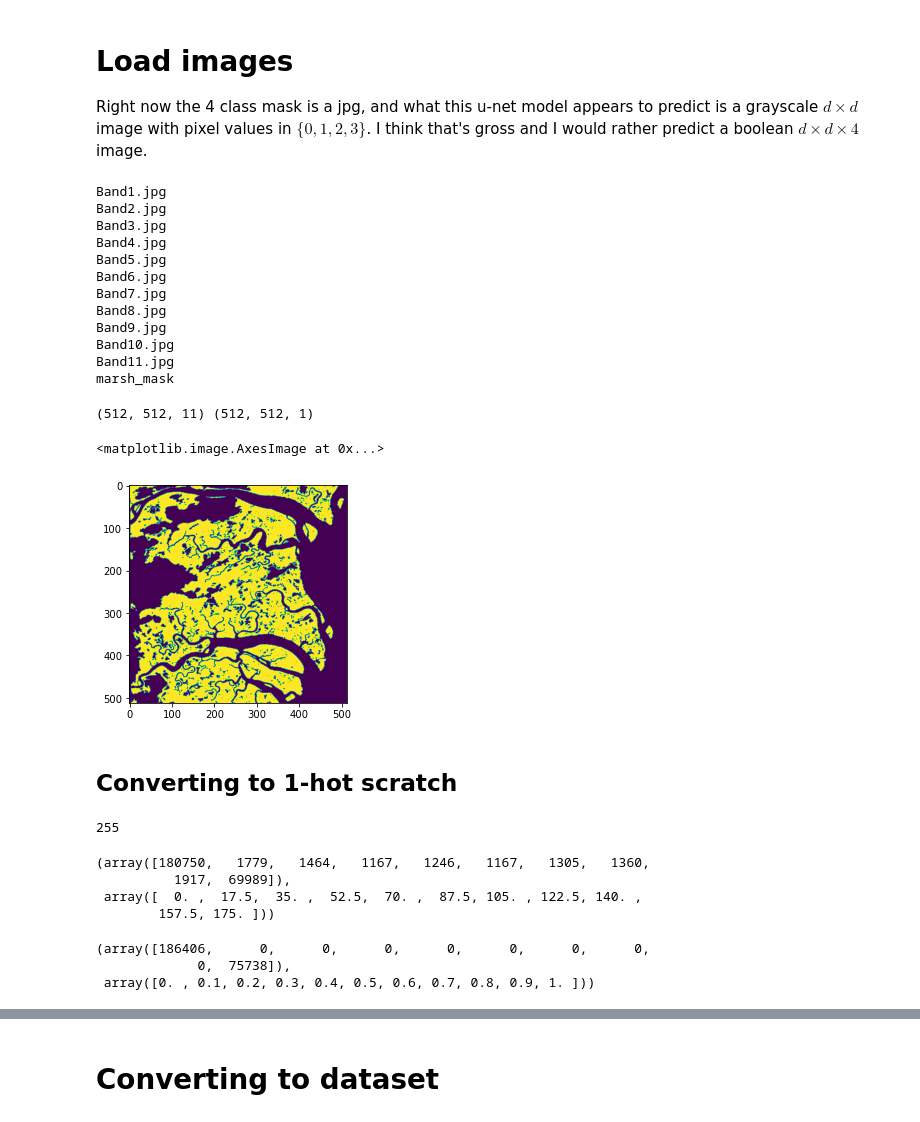
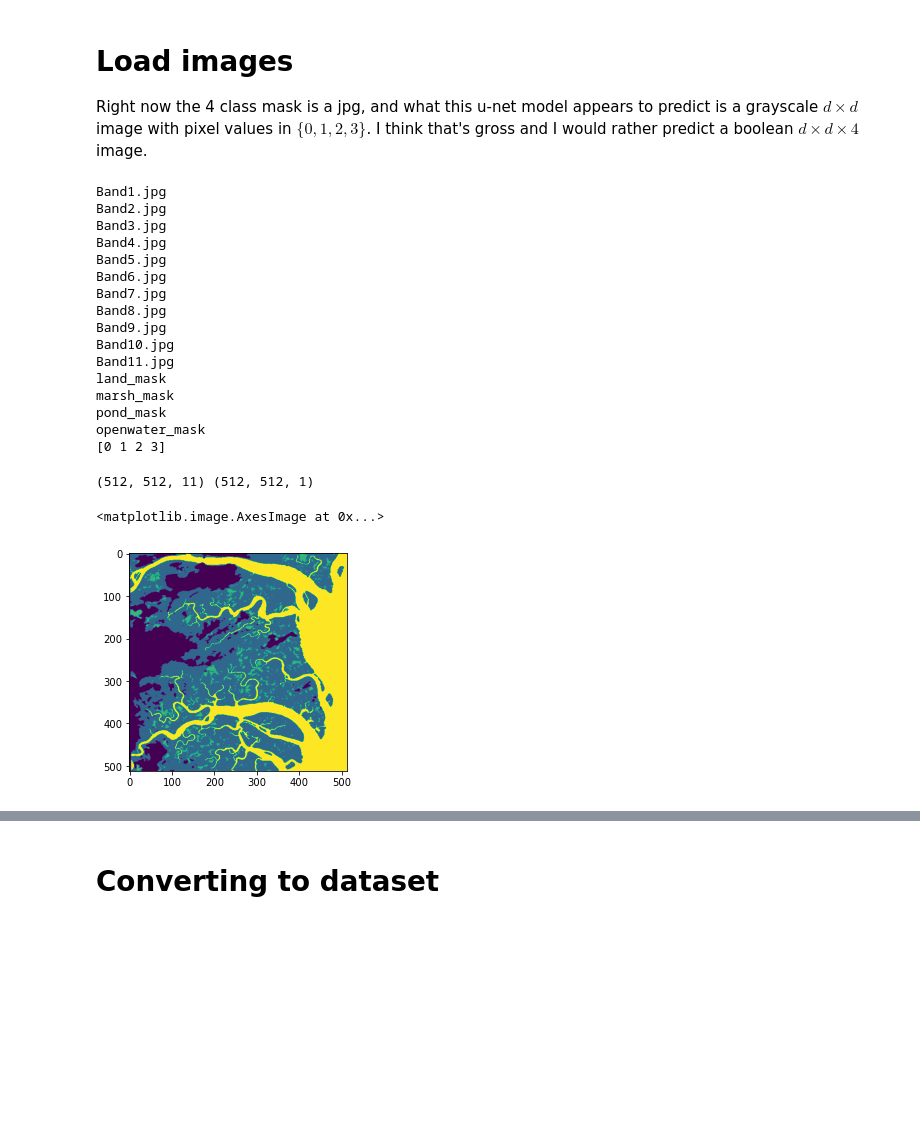
Before and after one commit to colefranks/MarshBoundaries, a Jupyter notebook: MarshBoundaries.ipynb, the cells around one changed output, grey strips where cells are left out. Cells and saved outputs as stored; diff of their text form; code cells hidden in the pictures; blank space fills up the shorter version.

Commit message:
convert to sparse categorical entropy 4 class mask

```diff
--- a/MarshBoundaries.ipynb
+++ b/MarshBoundaries.ipynb
@@ -17,6 +17,21 @@ mask_dict["marsh_mask"] = cv.imread("new-masks/marsh_mask.jpg")
 #mask_dict["pond_mask"] = cv.imread("new-masks/pond_mask.jpg")
 #mask_dict["openwater_mask"] = cv.imread("new-masks/openwater_mask.jpg")
 four_class_mask = cv.imread("new-masks/4class_mask.jpg")
+# %%
+#trying to use all masks
+mask_dict = {}
+mask_dict["land_mask"] = cv.imread("new-masks/land_mask.jpg")
+mask_dict["marsh_mask"] = cv.imread("new-masks/marsh_mask.jpg")
+mask_dict["pond_mask"] = cv.imread("new-masks/pond_mask.jpg")
+mask_dict["openwater_mask"] = cv.imread("new-masks/openwater_mask.jpg")
+
+
+
+
+
+
+
+four_class_mask = cv.imread("new-masks/4class_mask.jpg")
 # %%
 #load in the images, do perspective transforms
 
@@ -29,6 +44,7 @@ DIM=(1149,853)
 
 M = cv.getPerspectiveTransform(POINTS1,POINTS2)
 #gray_mask = cv.warpPerspective(pre_gray_mask,M,(700,700))
+
 
 def load_marsh_images(folder):
     images = []
@@ -46,6 +62,8 @@ def load_marsh_images(folder):
 
 
     masks = []
+
+    classes = len(mask_dict)
 
     for key in mask_dict.keys():
         mask = mask_dict[key]
@@ -68,11 +86,18 @@ def load_marsh_images(folder):
     masks = masks/ma
     masks = masks.round(0)
 
+    #add masks to get 4 class.
+    print(np.array(range(classes)))
+    FourClassMask = masks*np.array(range(classes))
+    FourClassMask = np.max(FourClassMask,axis=2)
+    FourClassMask = np.atleast_3d(FourClassMask)
+
+
     #masks = np.transpose(masks,(2,0,1))
 
     images = np.transpose(images,(1,2,0))/255.0
 
-    return images,masks
+    return images,FourClassMask
 # %%
 images,masks = load_marsh_images("train_jpg")
 # %% [output]
@@ -87,24 +112,15 @@ Band8.jpg
 Band9.jpg
 Band10.jpg
 Band11.jpg
+land_mask
 marsh_mask
+pond_mask
+openwater_mask
+[0 1 2 3]
 # %%
 print(images.shape,masks.shape)
-plt.imshow(masks[:,:,0])
+plt.imshow(masks)
 # %% [output]
 (512, 512, 11) (512, 512, 1)
 <matplotlib.image.AxesImage at 0x...>
-[figure, old version]
+[figure, new version]
-# %% [markdown]
-## Converting to 1-hot scratch
-# %%
-gray_mask[3][100,50]
-# %% [output]
-255
-# %%
-np.histogram(255-gray_mask[3])
-# %% [output]
-(array([180750,   1779,   1464,   1167,   1246,   1167,   1305,   1360,
-          1917,  69989]),
- array([  0. ,  17.5,  35. ,  52.5,  70. ,  87.5, 105. , 122.5, 140. ,
-        157.5, 175. ]))
@@ -114,6 +126,0 @@ g= g.round(0)
-# %%
-np.histogram(g)
-# %% [output]
-(array([186406,      0,      0,      0,      0,      0,      0,      0,
-             0,  75738]),
- array([0. , 0.1, 0.2, 0.3, 0.4, 0.5, 0.6, 0.7, 0.8, 0.9, 1. ]))
```
Also changed, not shown: parts of 32 cells of this notebook, 6 other files.
